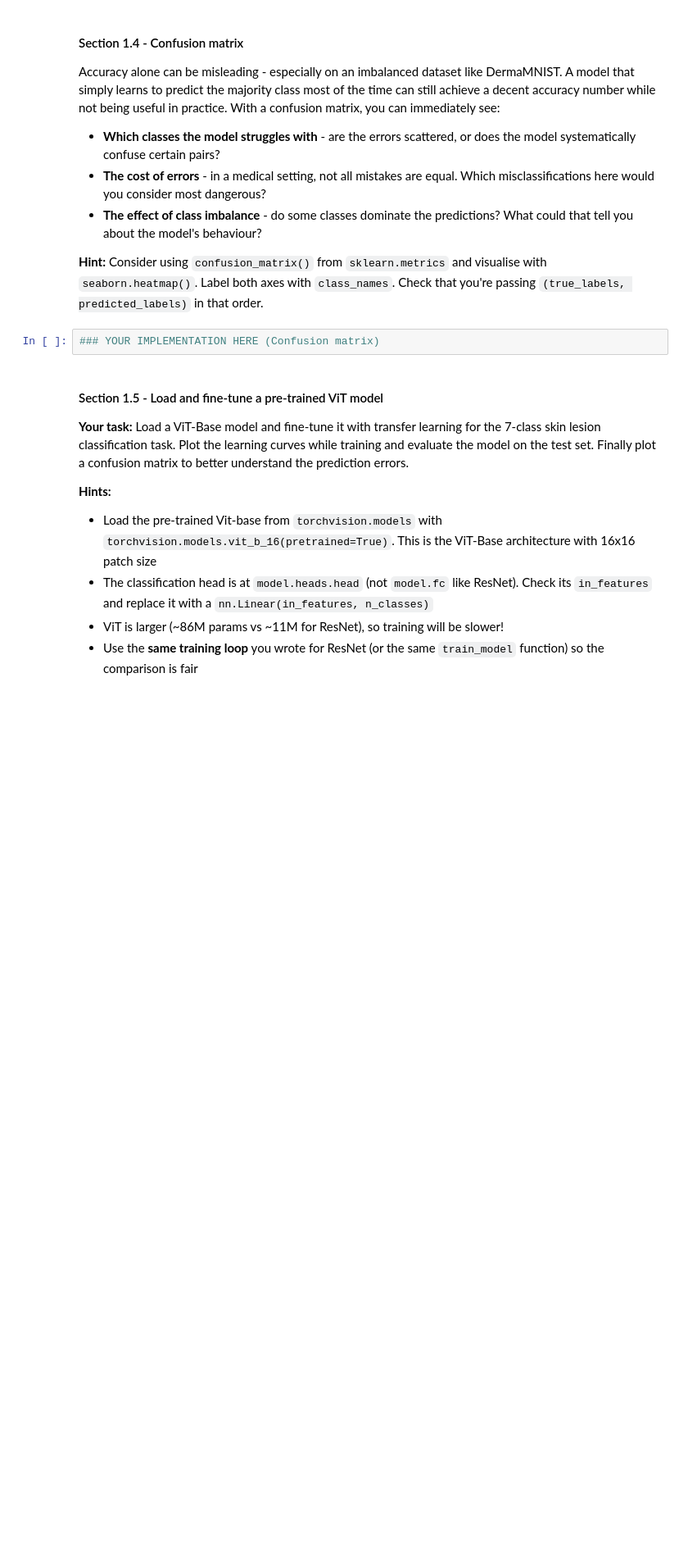
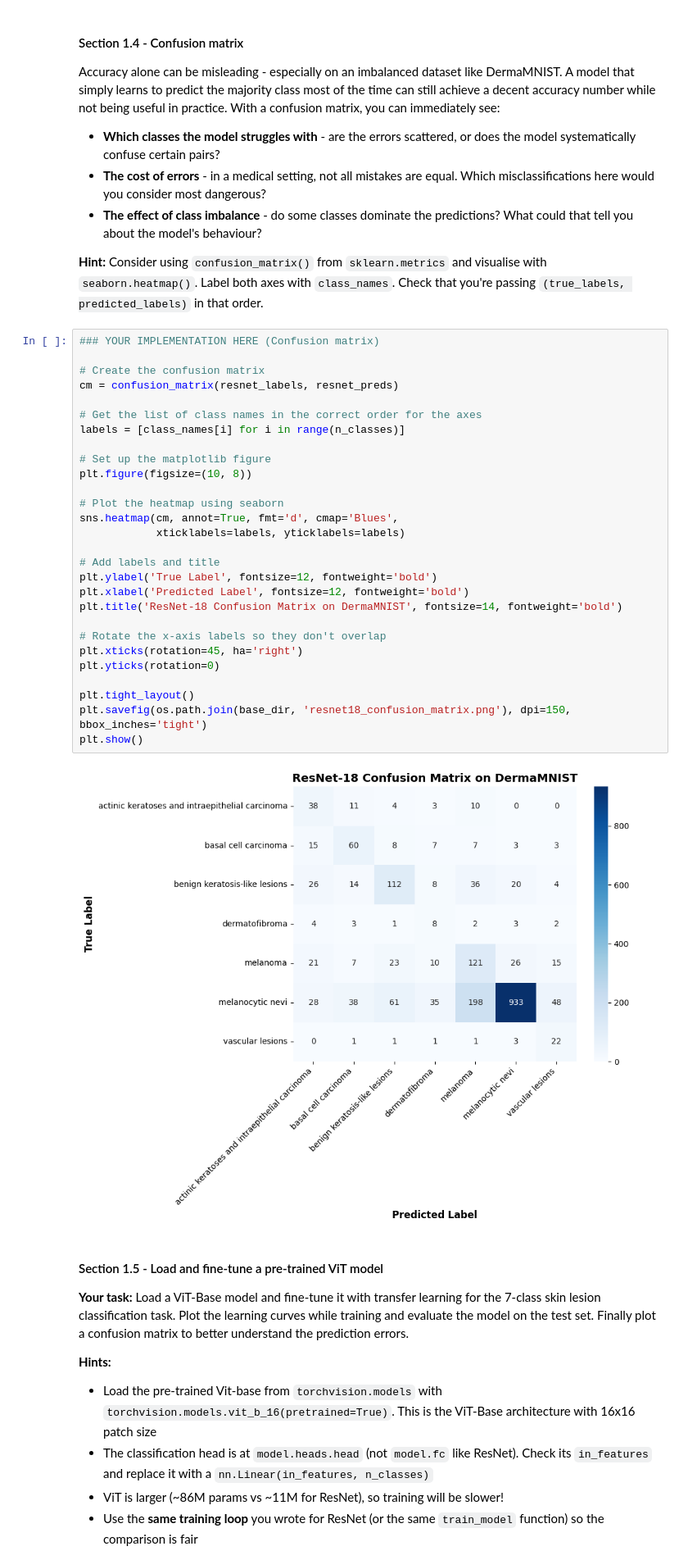
Before and after one commit to rutgervanrijswijck/ML-doctor, a Jupyter notebook: Final_Assignment_2026.ipynb, the cells around one changed output. Shown at 82% size. Cells and saved outputs as stored; diff of their text form; blank space fills up the shorter version.

```diff
--- a/Final_Assignment_2026.ipynb
+++ b/Final_Assignment_2026.ipynb
@@ -626,8 +657,36 @@ Accuracy alone can be misleading - especially on an imbalanced dataset like Derm
 - **The effect of class imbalance** - do some classes dominate the predictions? What could that tell you about the model's behaviour?
 
 **Hint:** Consider using `confusion_matrix()` from `sklearn.metrics` and visualise with `seaborn.heatmap()`. Label both axes with `class_names`. Check that you're passing `(true_labels, predicted_labels)` in that order.
-# %%
-### YOUR IMPLEMENTATION HERE (Confusion matrix)
+# %%
+### YOUR IMPLEMENTATION HERE (Confusion matrix)
+
+# Create the confusion matrix
+cm = confusion_matrix(resnet_labels, resnet_preds)
+
+# Get the list of class names in the correct order for the axes
+labels = [class_names[i] for i in range(n_classes)]
+
+# Set up the matplotlib figure
+plt.figure(figsize=(10, 8))
+
+# Plot the heatmap using seaborn
+sns.heatmap(cm, annot=True, fmt='d', cmap='Blues',
+            xticklabels=labels, yticklabels=labels)
+
+# Add labels and title
+plt.ylabel('True Label', fontsize=12, fontweight='bold')
+plt.xlabel('Predicted Label', fontsize=12, fontweight='bold')
+plt.title('ResNet-18 Confusion Matrix on DermaMNIST', fontsize=14, fontweight='bold')
+
+# Rotate the x-axis labels so they don't overlap
+plt.xticks(rotation=45, ha='right')
+plt.yticks(rotation=0)
+
+plt.tight_layout()
+plt.savefig(os.path.join(base_dir, 'resnet18_confusion_matrix.png'), dpi=150, bbox_inches='tight')
+plt.show()
+# %% [output]
+[figure, added]
 # %% [markdown]
 #### Section 1.5 - Load and fine-tune a pre-trained ViT model
 
```
Also changed, not shown: parts of 14 cells of this notebook, 11 other files.
